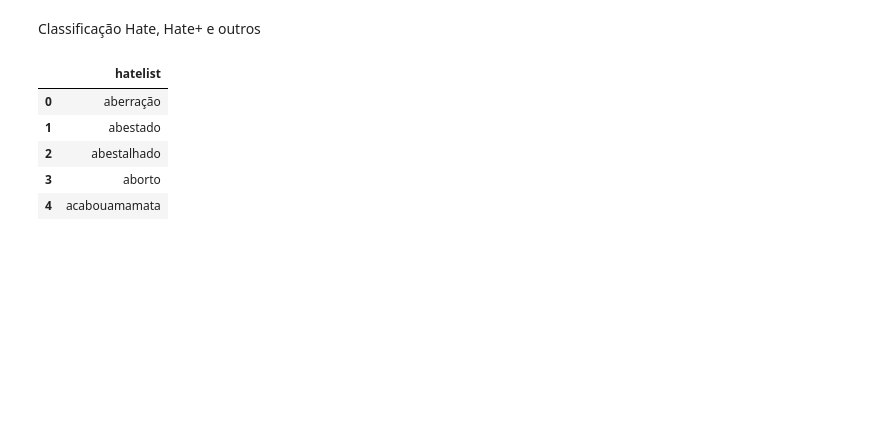
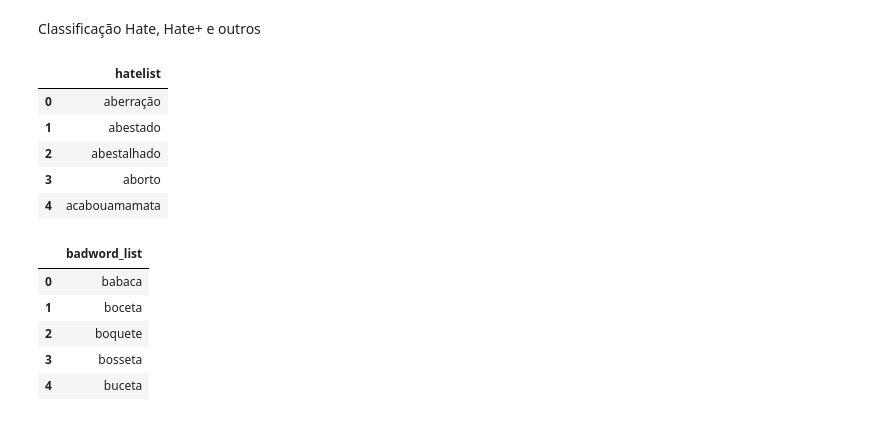
Before and after one commit to LuanPCunha/TCC, a Jupyter notebook: RotinaDeClassificacaoDaBaseDeDados.ipynb, the cells around one changed output. Cells and saved outputs as stored; diff of their text form; code cells hidden in the pictures; blank space fills up the shorter version.

```diff
--- a/RotinaDeClassificacaoDaBaseDeDados.ipynb
+++ b/RotinaDeClassificacaoDaBaseDeDados.ipynb
@@ -62,6 +62,9 @@ PATH_TESTE_BASE2 = r"/content/drive/MyDrive/TCC/dados/processadas/Teste_Base2_Se
 
 # Lista de Hates
 PATH_LIST_HATE_EXPRESSIONS_PT_BR = r"/content/drive/MyDrive/TCC/dados/dicionarios/odio_list.csv"
+
+# Lista de Palavrões
+PATH_LIST_BADWORDS_EXPRESSIONS_PT_BR = r"/content/drive/MyDrive/TCC/dados/dicionarios/badword_list.csv"
 # %%
 #Carrega a base de dados com stopWords
 #base1 = pd.read_csv(PATH_BASE1_COM_STOPWORDS, index_col=0)
@@ -107,4 +110,15 @@ dict_hate.head(5)
 | 2 | abestalhado |
 | 3 | aborto |
 | 4 | acabouamamata |
+# %%
+# Carrega dicionário badword
+dict_badword = pd.read_csv(PATH_LIST_BADWORDS_EXPRESSIONS_PT_BR)
+dict_badword.head(5)
+# %% [output]
+|  | badword_list |
+| 0 | babaca |
+| 1 | boceta |
+| 2 | boquete |
+| 3 | bosseta |
+| 4 | buceta |
 # %%
```
Also changed, not shown: parts of 5 cells of this notebook.
